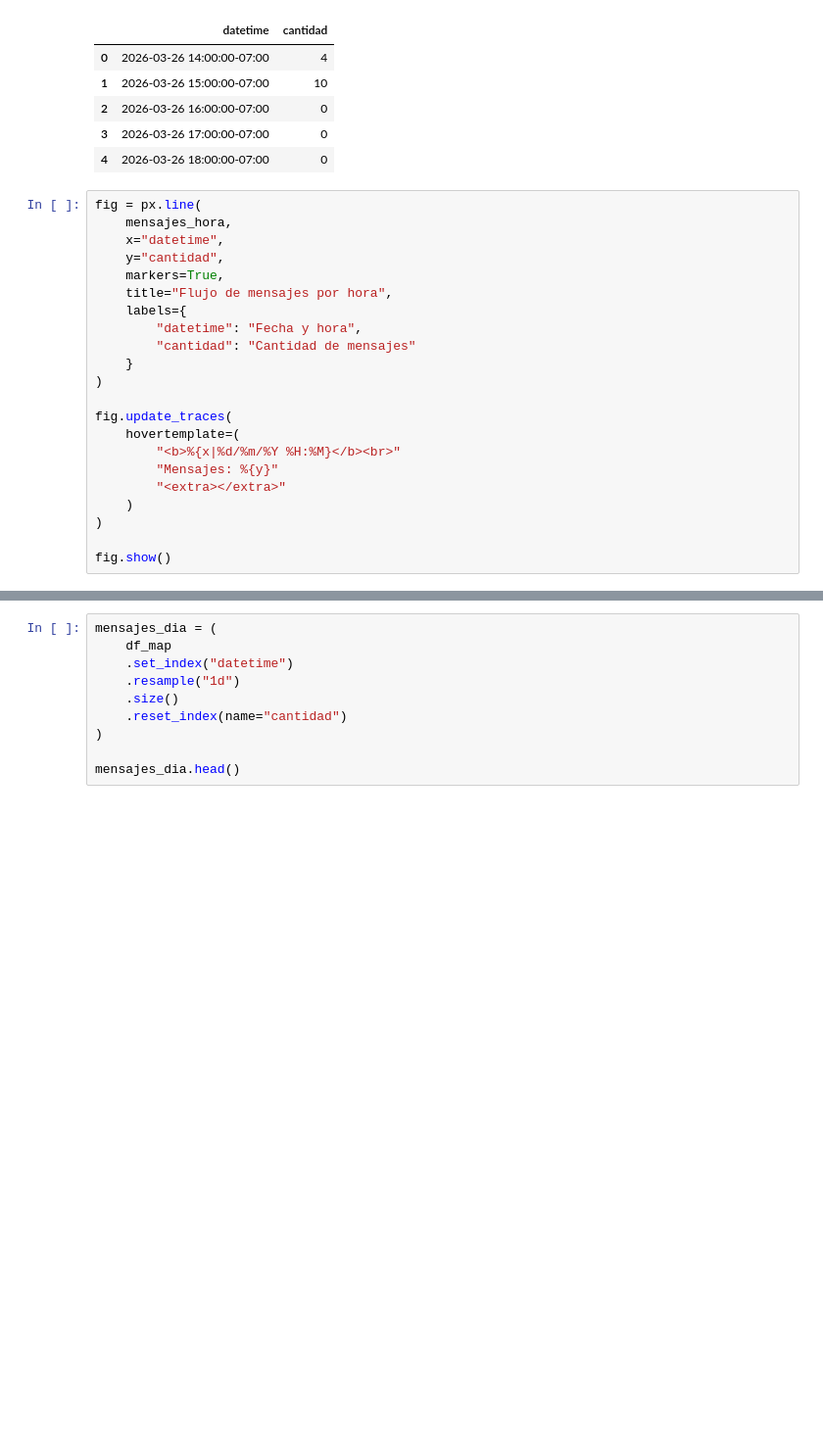
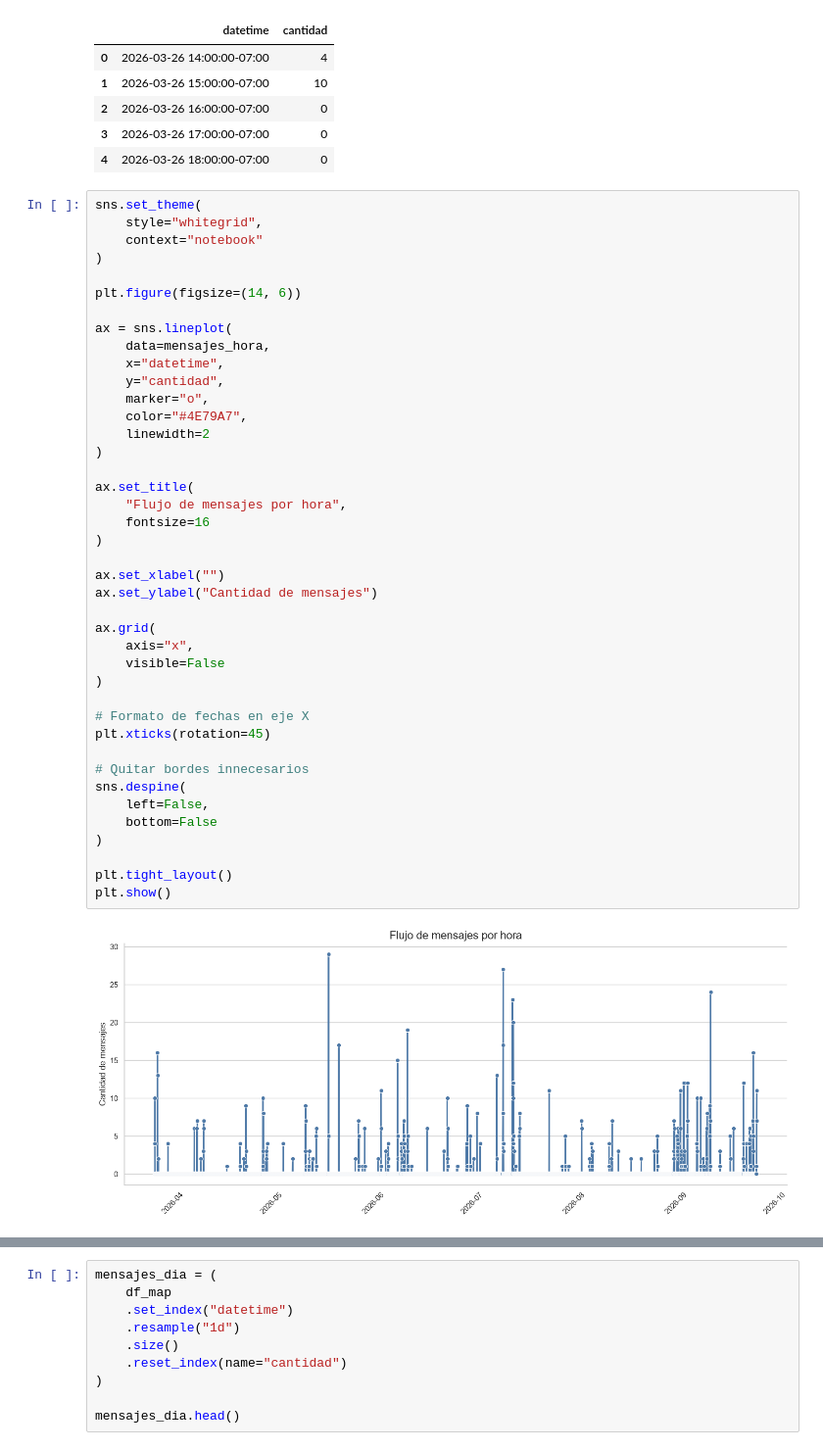
Before and after one commit to IvanSotomyor/whatsapp_group, a Jupyter notebook: notebooks/1.01-css-eda.ipynb, the cells around one changed output, grey strips where cells are left out. Shown at 98% size. Cells and saved outputs as stored; diff of their text form; blank space fills up the shorter version.

```diff
--- a/notebooks/1.01-css-eda.ipynb
+++ b/notebooks/1.01-css-eda.ipynb
@@ -550,25 +553,46 @@ mensajes_hora.head()
 | 3 | 2026-03-26 17:00:00-07:00 | 0 |
 | 4 | 2026-03-26 18:00:00-07:00 | 0 |
 # %%
-fig = px.line(
-    mensajes_hora,
+sns.set_theme(
+    style="whitegrid",
+    context="notebook"
+)
+
+plt.figure(figsize=(14, 6))
+
+ax = sns.lineplot(
+    data=mensajes_hora,
     x="datetime",
     y="cantidad",
-    markers=True,
-    title="Flujo de mensajes por hora",
-    labels={
-        "datetime": "Fecha y hora",
-        "cantidad": "Cantidad de mensajes"
-    }
+    marker="o",
+    color="#4E79A7",
+    linewidth=2
 )
 
-fig.update_traces(
-    hovertemplate=(
-        "<b>%{x|%d/%m/%Y %H:%M}</b><br>"
-        "Mensajes: %{y}"
-        "<extra></extra>"
-    )
+ax.set_title(
+    "Flujo de mensajes por hora",
+    fontsize=16
 )
 
-fig.show()
+ax.set_xlabel("")
+ax.set_ylabel("Cantidad de mensajes")
+
+ax.grid(
+    axis="x",
+    visible=False
+)
+
+# Formato de fechas en eje X
+plt.xticks(rotation=45)
+
+# Quitar bordes innecesarios
+sns.despine(
+    left=False,
+    bottom=False
+)
+
+plt.tight_layout()
+plt.show()
+# %% [output]
+[figure, added]
 # %% [markdown]
```
Also changed, not shown: parts of 58 cells of this notebook.
